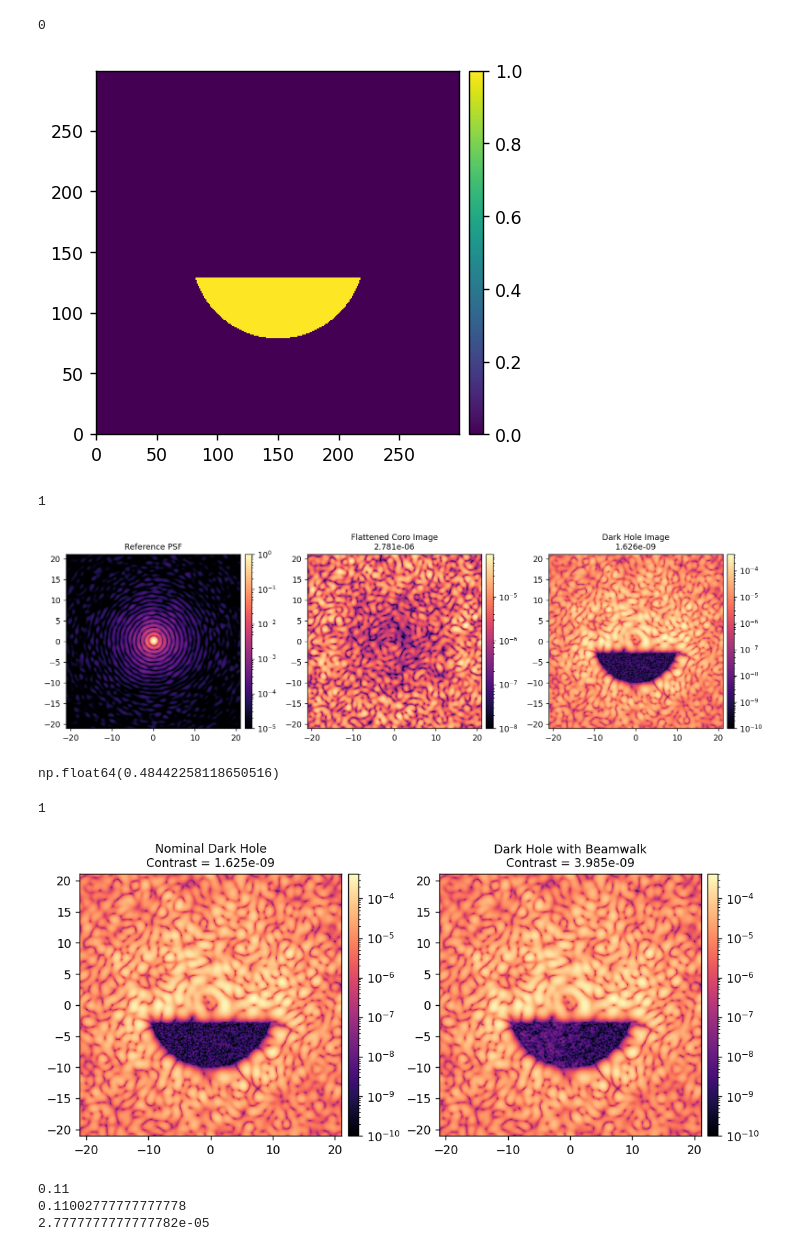
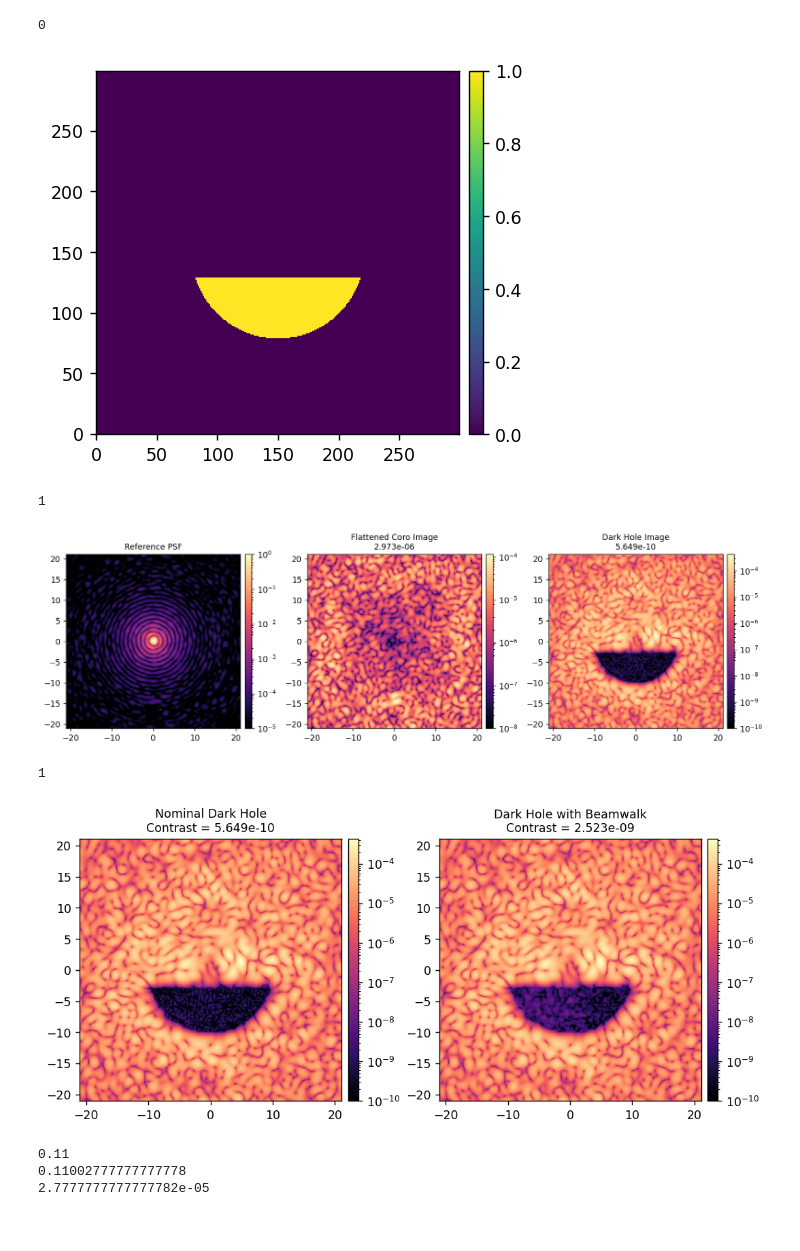
Before and after one commit to kian1377/esc-fresnel, a Jupyter notebook: notebooks/esc_fresnel_beamwalk_check.ipynb, the cells around one changed output. Cells and saved outputs as stored; diff of their text form; code cells hidden in the pictures.

```diff
--- a/notebooks/esc_fresnel_beamwalk_check.ipynb
+++ b/notebooks/esc_fresnel_beamwalk_check.ipynb
@@ -32,11 +32,6 @@ import esc_fresnel
 import esc_fresnel.utils as utils
 from esc_fresnel.math_module import xp, xcipy, ensure_np_array
 from esc_fresnel.imshows import imshow1, imshow2, imshow3, imshow
-import esc_fresnel.esc_fresnel as esc
+import esc_fresnel.esc_fresnel_subap as esc
 import esc_fresnel.esc_optics as esc_optics
-
-dm_flat = utils.load_fits(esc_fresnel.path/'dm-commands/esc_fresnel_dm_flat.fits')
-dh_command = utils.load_fits(esc_fresnel.path/'dm-commands/esc_fresnel_dm_dh_command_1e-9.fits')
-# dh_command = utils.load_fits(esc_fresnel.path/'dm-commands/esc_fresnel_dm_dh_command_1e-9.fits')
-# dh_command = utils.load_fits(esc_fresnel.path/'dm-commands/esc_fresnel_dm_dh_command_6e-10.fits')
 # %% [output]
@@ -88,8 +84,6 @@ reload(esc)
 reload(esc_optics)
 M = esc.single(
     dm_ref=dm_flat,
-    npix=1000,
-    oversample=4.096,
 )
 M.wfes = wfes
 M.npsf = 300
@@ -101,7 +95,7 @@ M.Imax_ref = xp.max(ref_psf)
 M.use_vortex = True
 coro_im_flat = M.snap()
 
-M.set_dm(dh_command, channel=3)
+M.set_dm(dh_command, channel=2)
 coro_im_dh = M.snap()
 
 iwa = 3
@@ -134,40 +128,35 @@ imshow(
 0
 [figure]
 1
-[figure, old version]
+[figure, new version]
-# %%
-(30*u.mas / M.as_per_lamD).decompose().value
-# %% [output]
-np.float64(0.48442258118650516)
 # %%
 source_offset = np.array([1, 1])
-m4_fsm_ratio = 9/10
+m4_fsm_ratio = 1
 
 M.source_offset = (0, 0)
 M.set_m4( [0,0] )
 M.set_fsm( [0,0] )
 M.reset_dm()
 M.set_dm(dh_command, channel=3)
 dh0 = M.snap()
 contrast0 = xp.mean(dh0[coro_mask])
 
 M.source_offset = source_offset
 M.set_m4( -source_offset * m4_fsm_ratio )
 M.set_fsm( -source_offset * (1 - m4_fsm_ratio) )
 dh_with_beamwalk = M.snap()
 contrast_with_beamwalk = xp.mean(dh_with_beamwalk[coro_mask])
 
 imshow(
     [dh0, dh_with_beamwalk],
     titles=[f'Nominal Dark Hole\nContrast = {contrast0:.3e}', f'Dark Hole with Beamwalk\nContrast = {contrast_with_beamwalk:.3e}'],
     norms=[LogNorm(1e-10)]*2,
     cmaps=['magma']*2,
     pxscls=[M.camsci_pxscl_lamDc]*2,
-
 )
 # %% [output]
 1
-[figure, old version]
+[figure, new version]
 # %%
 tilt = 100*u.mas
 
```
Also changed, not shown: parts of 6 cells of this notebook, 8 other files.
